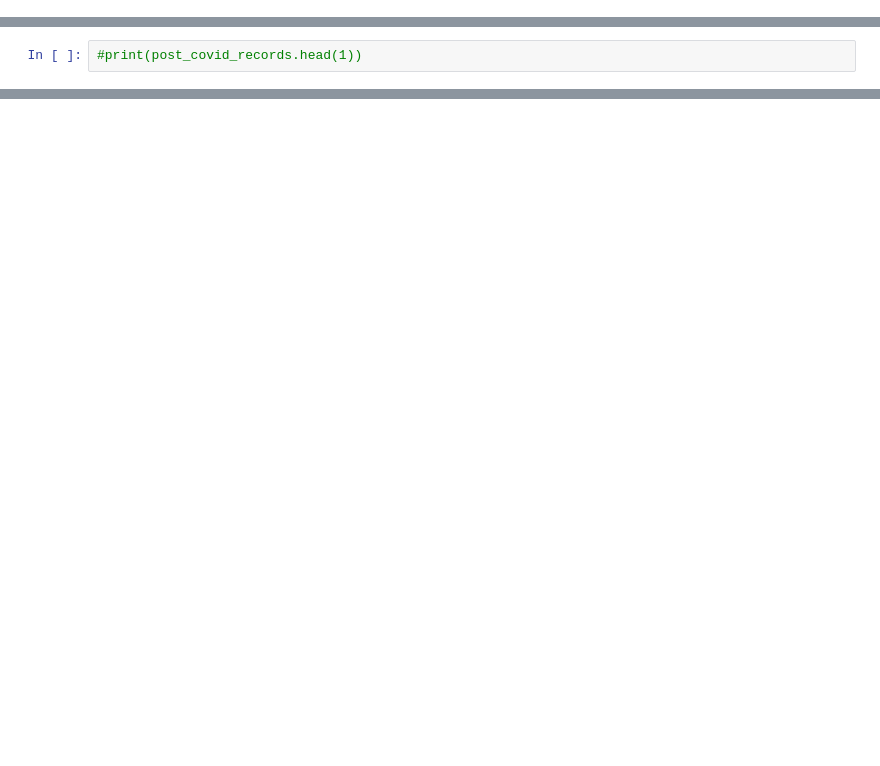
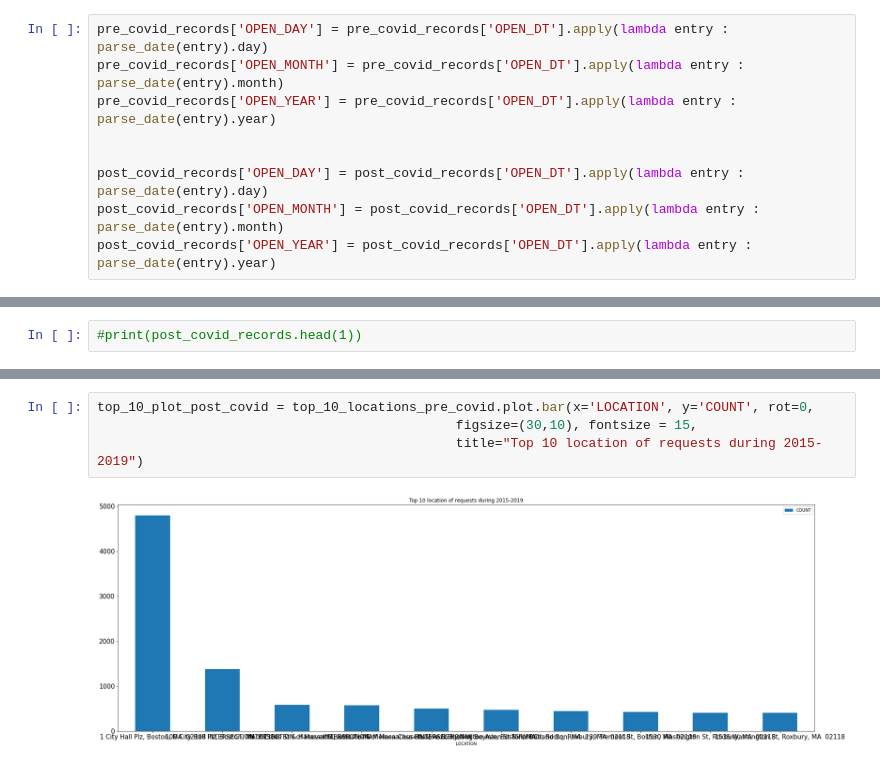
Before and after one commit to Cap10nem0/2021Fall_finals, a Jupyter notebook: 311_requests.ipynb, the cells around one changed output, grey strips where cells are left out. Saved outputs shown, nothing was run; the diff lists cells and outputs as text; blank space fills up the shorter version.

```diff
--- a/311_requests.ipynb
+++ b/311_requests.ipynb
@@ -18 +32,10 @@ import datetime as dt
+# %%
+pre_covid_records['OPEN_DAY'] = pre_covid_records['OPEN_DT'].apply(lambda entry : parse_date(entry).day)
+pre_covid_records['OPEN_MONTH'] = pre_covid_records['OPEN_DT'].apply(lambda entry : parse_date(entry).month)
+pre_covid_records['OPEN_YEAR'] = pre_covid_records['OPEN_DT'].apply(lambda entry : parse_date(entry).year)
+
+
+post_covid_records['OPEN_DAY'] = post_covid_records['OPEN_DT'].apply(lambda entry : parse_date(entry).day)
+post_covid_records['OPEN_MONTH'] = post_covid_records['OPEN_DT'].apply(lambda entry : parse_date(entry).month)
+post_covid_records['OPEN_YEAR'] = post_covid_records['OPEN_DT'].apply(lambda entry : parse_date(entry).year)
 # %%
@@ -95,0 +116,6 @@ Top 10 locations with highest number of complaints during 2015-2019
+# %%
+top_10_plot_post_covid = top_10_locations_pre_covid.plot.bar(x='LOCATION', y='COUNT', rot=0,
+                                              figsize=(30,10), fontsize = 15,
+                                              title="Top 10 location of requests during 2015-2019")
+# %% [output]
+[figure, added]
```
Also changed, not shown: parts of 21 cells of this notebook.
